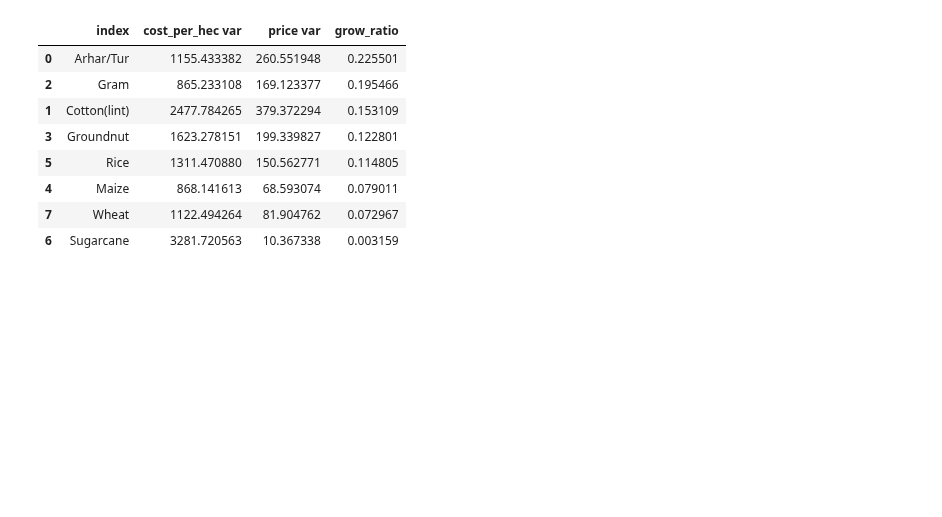
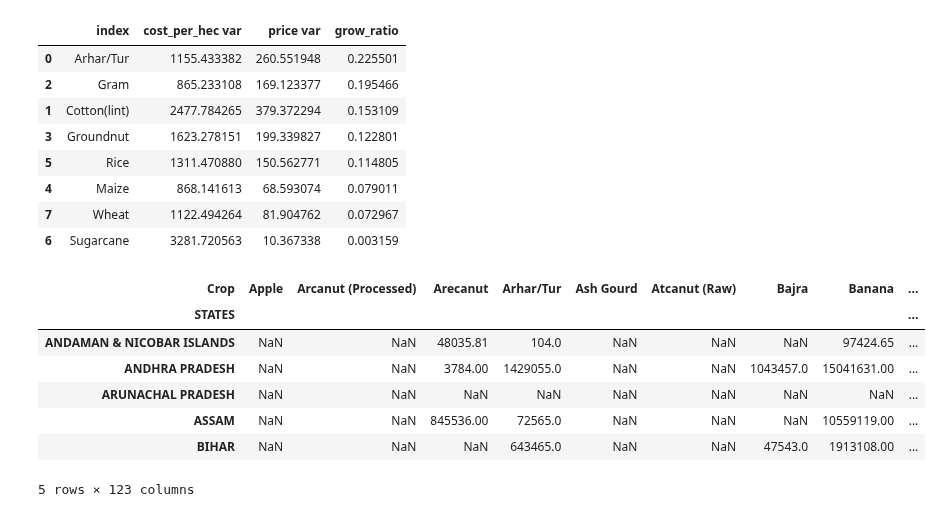
Before and after one commit to nitinvbharti/Agriculture_Analysis, a Jupyter notebook: Agro_analysis.ipynb, the cells around one changed output. Saved outputs shown, nothing was run; the diff lists cells and outputs as text; code cells hidden in the pictures; blank space fills up the shorter version.

```diff
--- a/Agro_analysis.ipynb
+++ b/Agro_analysis.ipynb
@@ -1057,3 +1056,19 @@ slope_data.sort_values(by = 'grow_ratio', ascending = False)
 | 4 | Maize | 868.141613 | 68.593074 | 0.079011 |
 | 7 | Wheat | 1122.494264 | 81.904762 | 0.072967 |
 | 6 | Sugarcane | 3281.720563 | 10.367338 | 0.003159 |
+# %%
+#For abhishek
+state_crop = merged_all[['STATES','Crop','Production']]
+state_crop = state_crop.groupby(['STATES','Crop']).agg('sum').reset_index()
+state_crop = state_crop.pivot(index='STATES',columns = 'Crop',values = 'Production')
+#Use fill na as per your choice
+state_crop.head()
+# %% [output]
+| Crop | Apple | Arcanut (Processed) | Arecanut | Arhar/Tur | Ash Gourd | Atcanut (Raw) | Bajra | Banana | ... |
+| STATES |  |  |  |  |  |  |  |  | ... |
+| ANDAMAN & NICOBAR ISLANDS | NaN | NaN | 48035.81 | 104.0 | NaN | NaN | NaN | 97424.65 | ... |
+| ANDHRA PRADESH | NaN | NaN | 3784.00 | 1429055.0 | NaN | NaN | 1043457.0 | 15041631.00 | ... |
+| ARUNACHAL PRADESH | NaN | NaN | NaN | NaN | NaN | NaN | NaN | NaN | ... |
+| ASSAM | NaN | NaN | 845536.00 | 72565.0 | NaN | NaN | NaN | 10559119.00 | ... |
+| BIHAR | NaN | NaN | NaN | 643465.0 | NaN | NaN | 47543.0 | 1913108.00 | ... |
+5 rows × 123 columns
```
Also changed, not shown: parts of 7 cells of this notebook.
